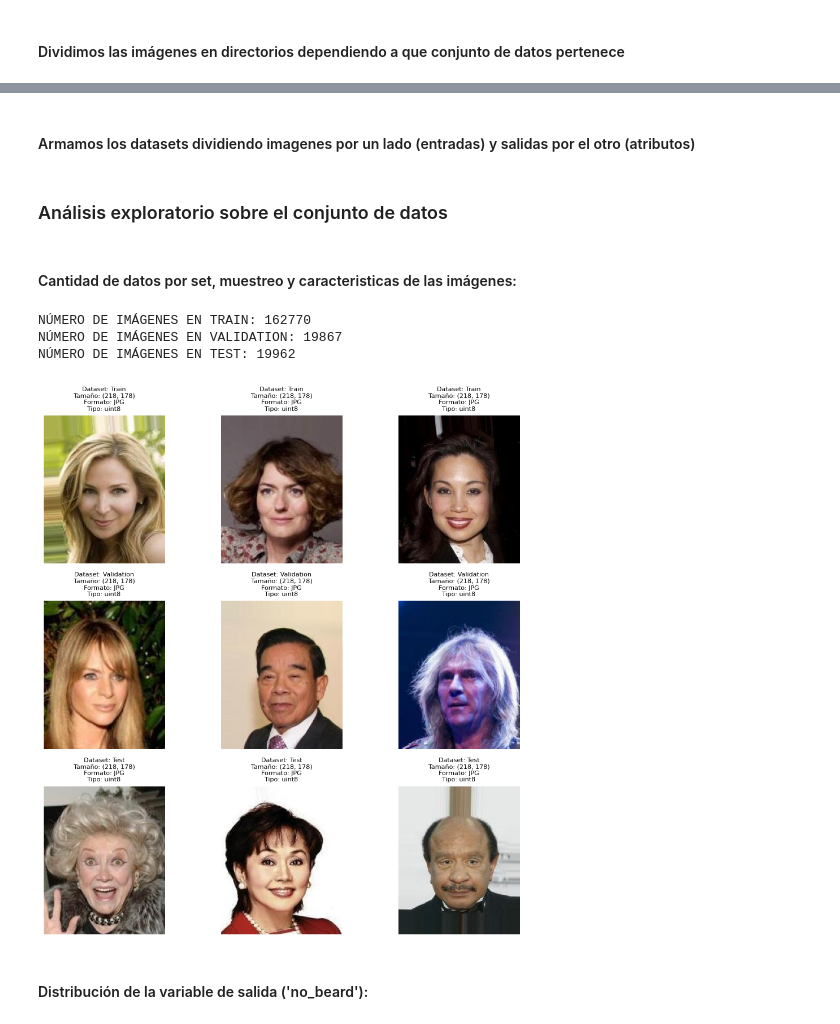
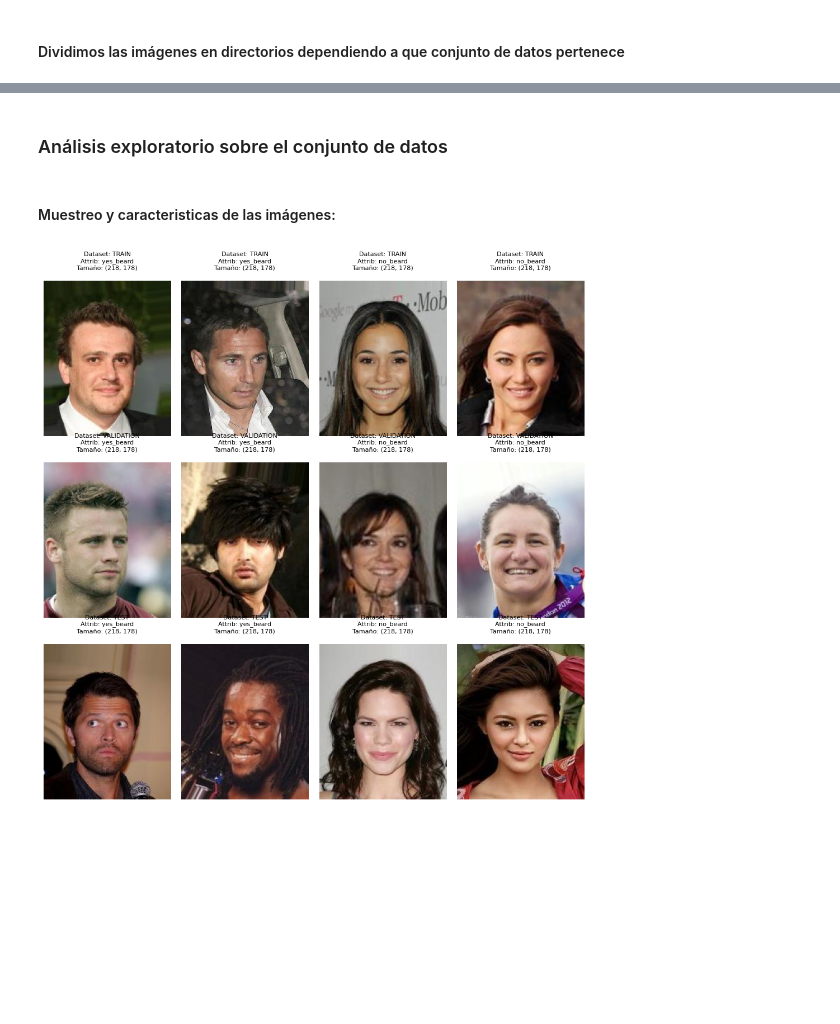
Before and after one commit to UlisesCravero/tp_ml_Cravero_Pautasso, a Jupyter notebook: tp3_celebfaces.ipynb, the cells around one changed output, grey strips where cells are left out. Cells and saved outputs as stored; diff of their text form; code cells hidden in the pictures; blank space fills up the shorter version.

Commit message:
cambio de approach, consigna 1 lista

```diff
--- a/tp3_celebfaces.ipynb
+++ b/tp3_celebfaces.ipynb
@@ -59,14 +81,18 @@ directory = "./celeba-dataset/img_align_celeba/img_align_celeba"
 output_directory = "./partitions"
 os.makedirs(output_directory, exist_ok=True)
 
-# leemos el archivo de las particiones de las imagenes
-list_partition = pd.read_csv("./celeba-dataset/list_eval_partition.csv")
+# variables auxiliares para crear los directorios
+partitions_names = ['train', 'validation', 'test']
+group_names = ['yes_beard', 'no_beard']
 
-# filtramos y movemos las imágenes a las carpetas correspondientes (0 = train, 1 = validation y 2 = test)
-for index, row in list_partition.iterrows():
+# filtramos y movemos las imágenes a las carpetas correspondientes
+# (partitions_name[0] = train, partitions_name[1] = validation y partitions_name[2] = test)
+# (groups_name[0] = yes_beard y groups_name[1] = no_beard)
+for index, row in list_partition_and_attribs.iterrows():
     image_id = row['image_id']
     partition = row['partition']
+    attribute = row['no_beard']
     source_path = os.path.join(directory, f"{image_id}")
-    destination_path = os.path.join(output_directory, str(partition), f"{image_id}")
+    destination_path = os.path.join(output_directory, partitions_names[partition], group_names[attribute], f"{image_id}")
     os.makedirs(os.path.dirname(destination_path), exist_ok=True)
     shutil.copyfile(source_path, destination_path)
@@ -100,2 +98,0 @@ Columnas en el dataset:  Index(['image_id', '5_o_clock_shadow', 'arched_eyebrows
-# %% [markdown]
-#### Armamos los datasets dividiendo imagenes por un lado (entradas) y salidas por el otro (atributos)
@@ -177,45 +99,43 @@ test_images, test_attributes = get_images_and_attributes(test_directory)
 # %% [markdown]
 ### Análisis exploratorio sobre el conjunto de datos
-# %% [markdown]
-#### Cantidad de datos por set, muestreo y caracteristicas de las imágenes:
+# %% [markdown]
+#### Muestreo y caracteristicas de las imágenes:
 # %%
 # Rutas de los directorios que contienen las imágenes
-directorios = ['./partitions/0', './partitions/1', './partitions/2']
+directorios = ['./partitions/train', './partitions/validation', './partitions/test']
 nombre_set = ['train', 'validation', 'test']
 
-# Mostrar una cuadrícula de 3x3
-fig, axs = plt.subplots(3, 3, figsize=(10, 10))
+# Mostrar una cuadrícula de 3x4
+fig, axs = plt.subplots(3, 4, figsize=(10, 10))
 
 # Iterar sobre los directorios
 for i, directorio in enumerate(directorios):
-    # Obtener la lista de archivos del directorio
-    archivos = os.listdir(directorio)
-    print("NÚMERO DE IMÁGENES EN " + nombre_set[i].upper() +":", len(archivos))
-    # Elegir tres imágenes aleatorias
-    muestras = random.sample(archivos, 3)
+    dir_yes_beard = os.path.join(directorio, group_names[0])
+    dir_no_beard = os.path.join(directorio, group_names[1])
+    # Elegir cuatro imágenes aleatorias dentro de los subdirectorios
+    muestras_yes = random.sample(os.listdir(dir_yes_beard), 2)
+    muestras_no = random.sample(os.listdir(dir_no_beard), 2)
+    muestras = muestras_yes + muestras_no
     # Iterar sobre las muestras y mostrar las imágenes
     for j, muestra in enumerate(muestras):
-        ruta_imagen = os.path.join(directorio, muestra)
+        #nos fijamos a donde pertenece la muestra
+        conjunto = group_names[0] if muestra in muestras_yes else group_names[1]
+        ruta_imagen = os.path.join(directorio, conjunto, muestra)
         # Leer la imagen y mostrarla
         img = plt.imread(ruta_imagen)
         axs[i, j].imshow(img)
         axs[i, j].axis('off')
         # Obtener características de la imagen
         tamano = img.shape[:2]
         formato = muestra.split('.')[-1].upper()
         tipo = img.dtype
-        axs[i, j].set_title(f"Dataset: {nombre_set[i].capitalize()}\nTamaño: {tamano}\nFormato: {formato}\nTipo: {tipo}", fontsize=8)
+        axs[i, j].set_title(f"Dataset: {nombre_set[i].upper()}\nAttrib: {conjunto}\nTamaño: {tamano}\n", fontsize=8)
 
 
 # Ajustar el espacio entre las imágenes
 plt.tight_layout()
 
 # Mostrar el gráfico con las imágenes
 plt.show()
 # %% [output]
-NÚMERO DE IMÁGENES EN TRAIN: 162770
-NÚMERO DE IMÁGENES EN VALIDATION: 19867
-NÚMERO DE IMÁGENES EN TEST: 19962
-[figure, old version]
+[figure, new version]
-# %% [markdown]
-#### Distribución de la variable de salida ('no_beard'):
```
Also changed, not shown: parts of 10 cells of this notebook, 1 other file.
